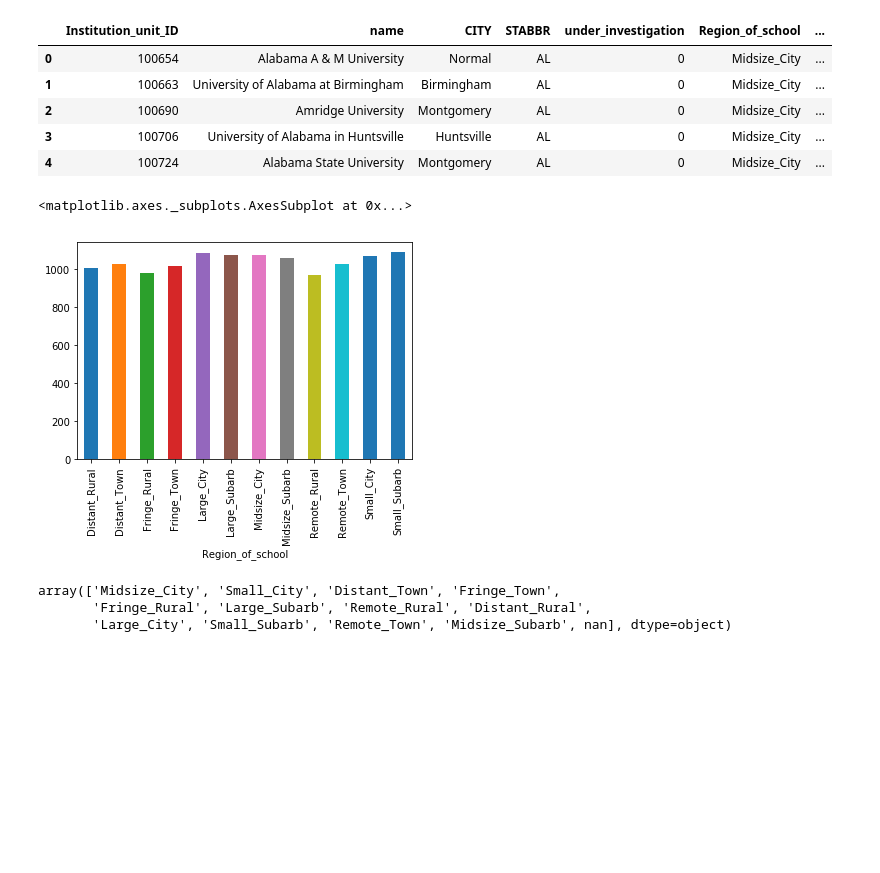
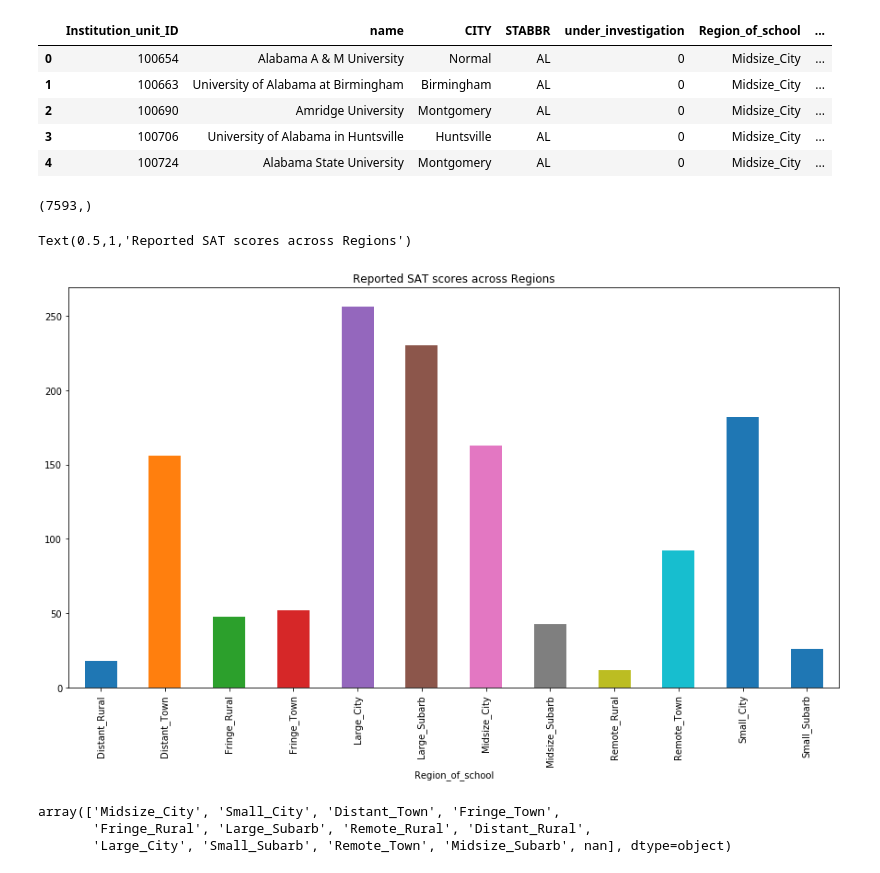
Before and after one commit to mparayil/Scorecard-Analysis, a Jupyter notebook: SAT & Scorecard analysis.ipynb, the cells around one changed output. Drawn from its saved outputs; the diff is of its cells as text; code cells hidden in the pictures; blank space fills up the shorter version.

```diff
--- a/SAT & Scorecard analysis.ipynb
+++ b/SAT & Scorecard analysis.ipynb
@@ -283,12 +291,17 @@ new_comb.head()
 | 2 | 100690 | Amridge University | Montgomery | AL | 0 | Midsize_City | ... |
 | 3 | 100706 | University of Alabama in Huntsville | Huntsville | AL | 0 | Midsize_City | ... |
 | 4 | 100724 | Alabama State University | Montgomery | AL | 0 | Midsize_City | ... |
+# %%
+new_comb['SAT_AVG'].shape
+# %% [output]
+(7593,)
 # %%
-sat = new_comb.groupby('Region_of_school').SAT_AVG.mean()
-sat.plot(kind='bar')
+sat = new_comb.groupby('Region_of_school').SAT_AVG.count()
+sat.plot(kind='bar',figsize=(15,8))
+plt.title('Reported SAT scores across Regions')
 # %% [output]
-<matplotlib.axes._subplots.AxesSubplot at 0x...>
+Text(0.5,1,'Reported SAT scores across Regions')
-[figure, old version]
+[figure, new version]
 # %%
 new_comb['Region_of_school'].unique()
 # %% [output]
```
Also changed, not shown: parts of 9 cells of this notebook.
